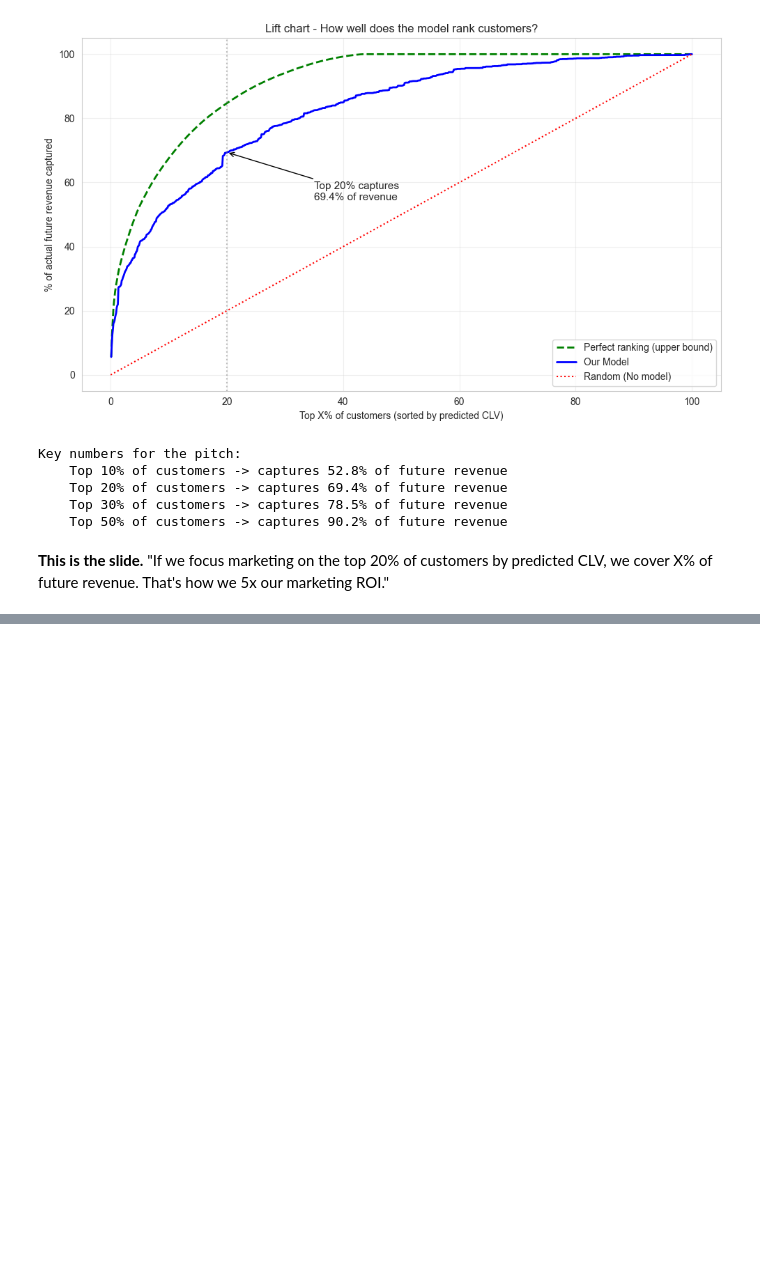
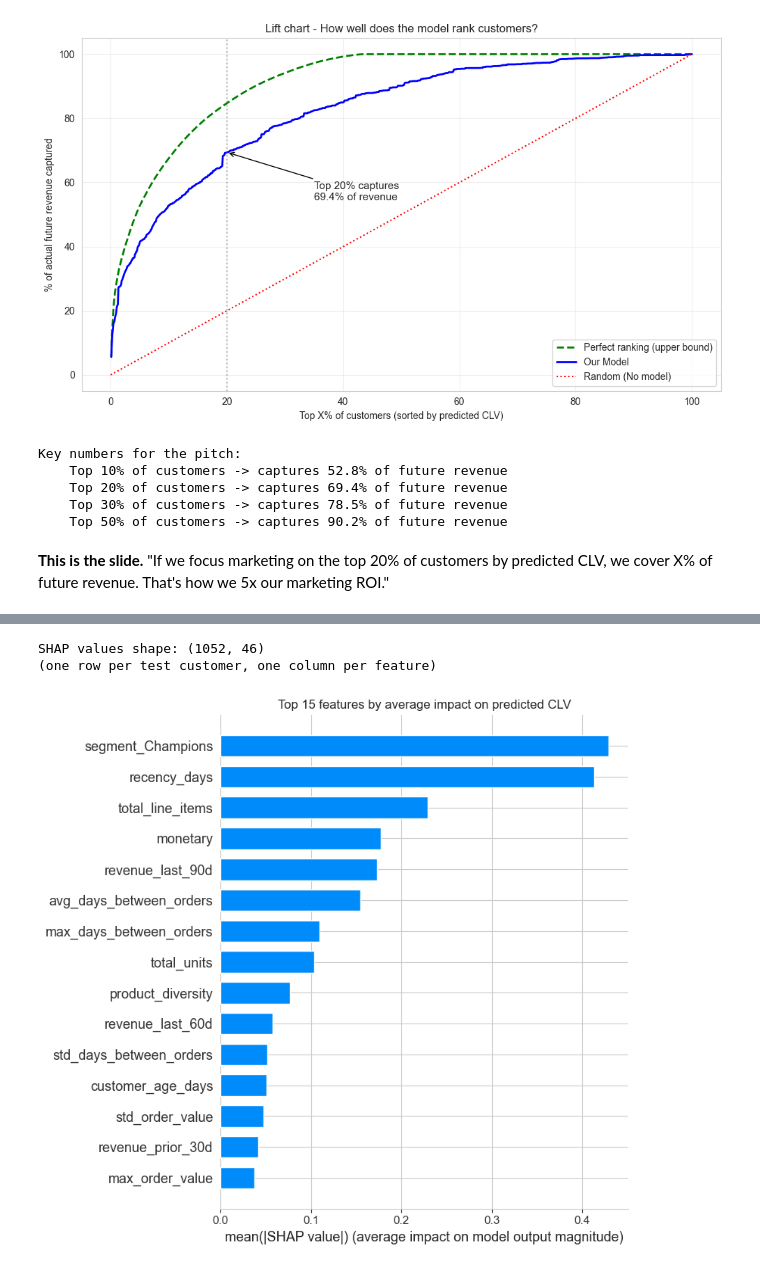
Before and after one commit to JomarHAN/ML-UCI-Online-Retail-II, a Jupyter notebook: notebooks/05_clv_prediction.ipynb, the cells around one changed output, grey strips where cells are left out. Cells and saved outputs as stored; diff of their text form; code cells hidden in the pictures; blank space fills up the shorter version.

Commit message:
9. Feature importance with SHAP

```diff
--- a/notebooks/05_clv_prediction.ipynb
+++ b/notebooks/05_clv_prediction.ipynb
@@ -341,0 +348,20 @@ Key numbers for the pitch:
+# %%
+# Compute SHAP values on test set
+explainer = shap.TreeExplainer(model)
+shape_values = explainer.shap_values(X_test)
+
+print(f'SHAP values shape: {shape_values.shape}')
+print(f'(one row per test customer, one column per feature)')
+# %% [output]
+SHAP values shape: (1052, 46)
+(one row per test customer, one column per feature)
+# %%
+# Global feature importance: which features matter most on average?
+fig = plt.figure(figsize=(10,8))
+shap.summary_plot(shape_values, X_test, plot_type='bar', max_display=15, show=False)
+plt.title('Top 15 features by average impact on predicted CLV')
+plt.tight_layout()
+plt.savefig(REPORTS_DIR / 'clv_shap_importance.png', dpi=120, bbox_inches='tight')
+plt.show()
+# %% [output]
+[figure, added]
```
Also changed, not shown: parts of 3 cells of this notebook, 2 other files.
